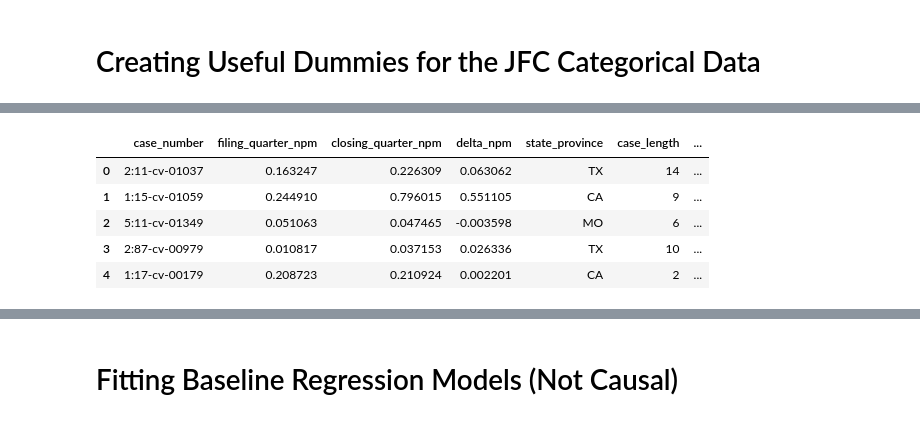
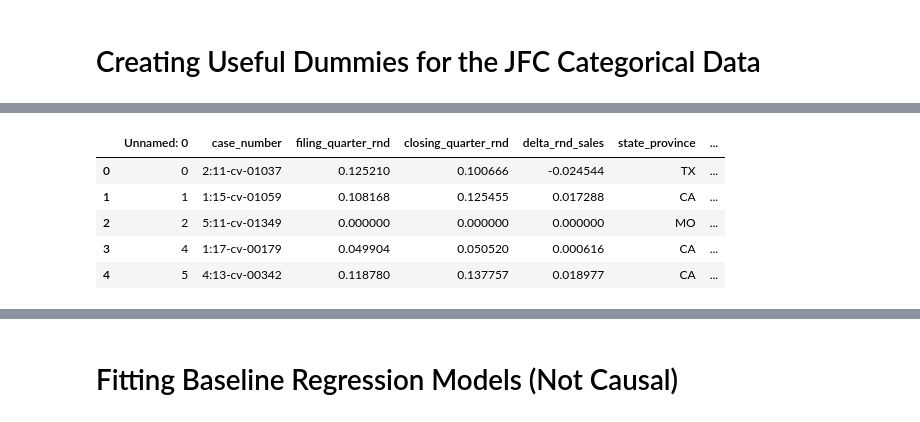
Before and after one commit to Sai0472003/PatentLitigation_Impact, a Jupyter notebook: Causal_Inference.ipynb, the cells around one changed output, grey strips where cells are left out. Drawn from its saved outputs; the diff is of its cells as text; code cells hidden in the pictures.

```diff
--- a/Causal_Inference.ipynb
+++ b/Causal_Inference.ipynb
@@ -158,8 +158,6 @@ Index(['case_number', 'filing_quarter_rnd', 'closing_quarter_rnd',
 # %%
 #merging in JFC data and logging all rnd and npm columns
 npm = npm.merge(JFC_data, on='case_number', how='left')
-npm = npm[(npm['delta_npm'] > -3) & (npm['delta_npm'] < 3)]
 
 
 rnd = rnd.merge(JFC_data, on='case_number', how='left')
-rnd = rnd[(rnd['delta_rnd_sales'] > -3) & (rnd['delta_rnd_sales'] < 3)]
@@ -314,4 +294,6 @@ rnd['OFFICE'] = rnd['DISTRICT'].astype(str) + '.' + rnd['OFFICE'].astype(str)
 #creating measure of past performance
 npm['past_performance'] = (npm['filed_minus_4_npm'] + npm['filed_minus_3_npm'] + npm['filed_minus_2_npm'] + npm['filed_minus_1_npm'])/4
 rnd['past_performance'] = (rnd['filed_minus_4_rd_sale'] + rnd['filed_minus_3_rd_sale'] + rnd['filed_minus_2_rd_sale'] + rnd['filed_minus_1_rd_sale'])/4
+# %%
+rnd_iv = pd.read_csv('/content/drive/My Drive/ECO225_Final_Project/DATA/rnd_iv.csv')
 # %%
@@ -325,0 +308,22 @@ rnd.head()
+# %%
+data = rnd_iv.merge(npm[['case_number', 'defendant','filed_minus_1_npm', 'closed_plus_1_npm']],
+                 on=['case_number', 'defendant'], how='left')
+data = data.drop_duplicates()
+
+import pandas as pd
+import numpy as np
+
+# Ensure datetime format
+data['date_closed'] = pd.to_datetime(data['date_closed'])
+data['date_filed'] = pd.to_datetime(data['date_filed'])
+
+# Create 'quarter_before_closing' and 'quarter_after_closing'
+data['quarter_before_filing'] = (data['date_filed'] - pd.offsets.QuarterEnd(1)).dt.to_period('Q')
+data['quarter_after_closing'] = (data['date_closed'] + pd.offsets.QuarterEnd(1)).dt.to_period('Q')
+
+# Get unique gvkeys from your 'data' DataFrame
+unique_gvkeys = data['gvkey'].unique().tolist()
+
+data.to_csv('rnd_final.csv', index=False)
+from google.colab import files
+files.download('rnd_final.csv')
@@ -326,9 +333,9 @@ rnd.head()
 # %%
-npm.head()
+data.head()
 # %% [output]
-|  | case_number | filing_quarter_npm | closing_quarter_npm | delta_npm | state_province | case_length | ... |
-| 0 | 2:11-cv-01037 | 0.163247 | 0.226309 | 0.063062 | TX | 14 | ... |
-| 1 | 1:15-cv-01059 | 0.244910 | 0.796015 | 0.551105 | CA | 9 | ... |
-| 2 | 5:11-cv-01349 | 0.051063 | 0.047465 | -0.003598 | MO | 6 | ... |
-| 3 | 2:87-cv-00979 | 0.010817 | 0.037153 | 0.026336 | TX | 10 | ... |
-| 4 | 1:17-cv-00179 | 0.208723 | 0.210924 | 0.002201 | CA | 2 | ... |
+|  | Unnamed: 0 | case_number | filing_quarter_rnd | closing_quarter_rnd | delta_rnd_sales | state_province | ... |
+| 0 | 0 | 2:11-cv-01037 | 0.125210 | 0.100666 | -0.024544 | TX | ... |
+| 1 | 1 | 1:15-cv-01059 | 0.108168 | 0.125455 | 0.017288 | CA | ... |
+| 2 | 2 | 5:11-cv-01349 | 0.000000 | 0.000000 | 0.000000 | MO | ... |
+| 3 | 4 | 1:17-cv-00179 | 0.049904 | 0.050520 | 0.000616 | CA | ... |
+| 4 | 5 | 4:13-cv-00342 | 0.118780 | 0.137757 | 0.018977 | CA | ... |
```
Also changed, not shown: parts of 13 cells of this notebook.
